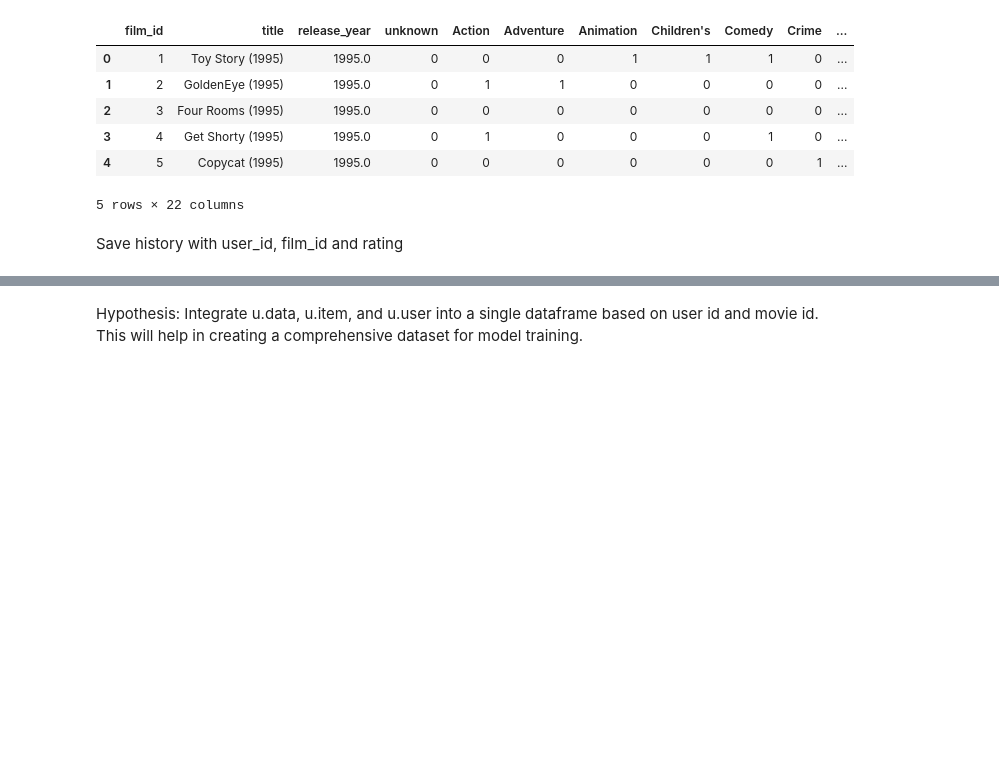
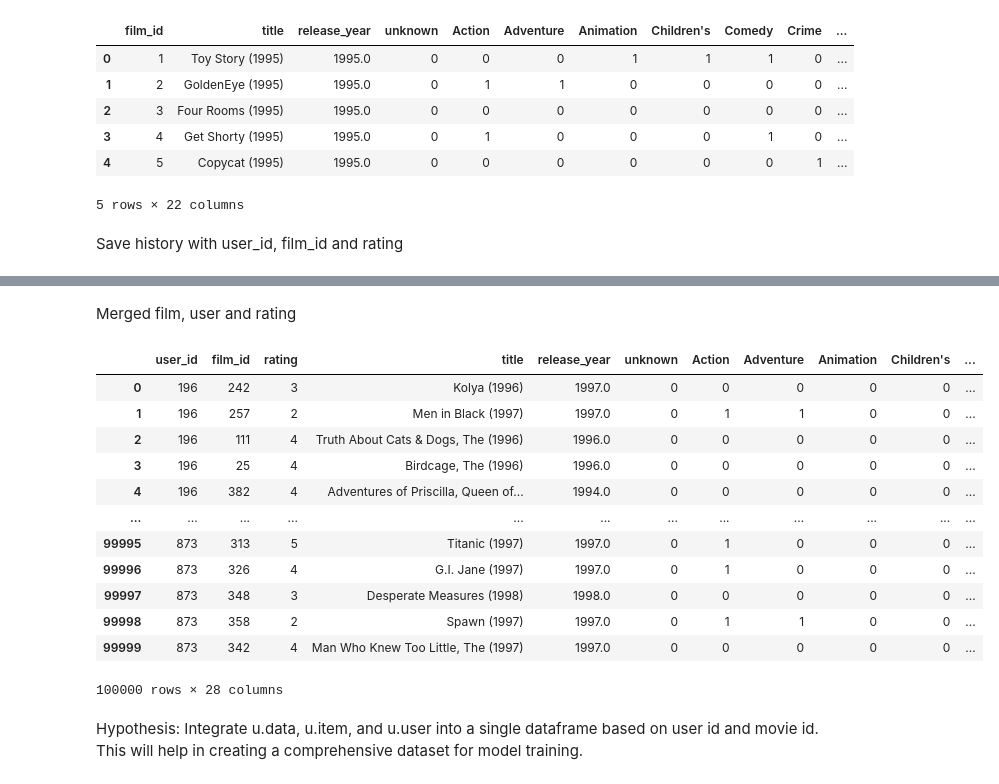
Before and after one commit to rafailvv/movie-recommender-system, a Jupyter notebook: notebooks/1.0-initial-data-exploration-and-data-preprocessing.ipynb, the cells around one changed output, grey strips where cells are left out. Cells and saved outputs as stored; diff of their text form; code cells hidden in the pictures; blank space fills up the shorter version.

```diff
--- a/notebooks/1.0-initial-data-exploration-and-data-preprocessing.ipynb
+++ b/notebooks/1.0-initial-data-exploration-and-data-preprocessing.ipynb
@@ -311,8 +311,15 @@ df_user
 # %% [markdown]
 Save films with features (title, release_year and genre) in film.csv
 # %%
-df_film = df_item[['id', 'title', 'release_year'] + df_genre['genre'].tolist()]
+genre_columns =  df_genre['genre'].tolist()
+df_film = df_item[['id', 'title', 'release_year'] + genre_columns]
 df_film.rename(columns={'id': 'film_id'}, inplace=True)
+#
+# def combine_genres(row):
+#     return [genre for genre in genre_columns if row[genre] == 1]
+
+# df_film['genres'] = df_film.apply(combine_genres, axis=1)
+# df_film = df_film.drop(genre_columns, axis=1)
 df_film.to_csv(DATA_INTERIM_PATH + 'film.csv', index=None)
 df_film.head()
 # %% [output]
@@ -340,6 +352,27 @@ df_mapping.head()
 | 2 | 22 | 377 | 1 |
 | 3 | 244 | 51 | 2 |
 | 4 | 166 | 346 | 1 |
+# %% [markdown]
+Merged film, user and rating
+# %%
+merged_df = pd.merge(df_mapping, df_film, on='film_id')
+merged_df = pd.merge(merged_df, df_user, on='user_id')
+merged_df.to_csv(DATA_INTERIM_PATH+'merged.csv', index=None)
+merged_df
+# %% [output]
+|  | user_id | film_id | rating | title | release_year | unknown | Action | Adventure | Animation | Children's | ... |
+| 0 | 196 | 242 | 3 | Kolya (1996) | 1997.0 | 0 | 0 | 0 | 0 | 0 | ... |
+| 1 | 196 | 257 | 2 | Men in Black (1997) | 1997.0 | 0 | 1 | 1 | 0 | 0 | ... |
+| 2 | 196 | 111 | 4 | Truth About Cats & Dogs, The (1996) | 1996.0 | 0 | 0 | 0 | 0 | 0 | ... |
+| 3 | 196 | 25 | 4 | Birdcage, The (1996) | 1996.0 | 0 | 0 | 0 | 0 | 0 | ... |
+| 4 | 196 | 382 | 4 | Adventures of Priscilla, Queen of... | 1994.0 | 0 | 0 | 0 | 0 | 0 | ... |
+| ... | ... | ... | ... | ... | ... | ... | ... | ... | ... | ... | ... |
+| 99995 | 873 | 313 | 5 | Titanic (1997) | 1997.0 | 0 | 1 | 0 | 0 | 0 | ... |
+| 99996 | 873 | 326 | 4 | G.I. Jane (1997) | 1997.0 | 0 | 1 | 0 | 0 | 0 | ... |
+| 99997 | 873 | 348 | 3 | Desperate Measures (1998) | 1998.0 | 0 | 0 | 0 | 0 | 0 | ... |
+| 99998 | 873 | 358 | 2 | Spawn (1997) | 1997.0 | 0 | 1 | 1 | 0 | 0 | ... |
+| 99999 | 873 | 342 | 4 | Man Who Knew Too Little, The (1997) | 1997.0 | 0 | 0 | 0 | 0 | 0 | ... |
+100000 rows × 28 columns
 # %% [markdown]
 Hypothesis: Integrate u.data, u.item, and u.user into a single dataframe based on user id and movie id. This will help in creating a comprehensive dataset for model training.
 # %%
```
Also changed, not shown: parts of 1 cell of this notebook, 2 other files.
